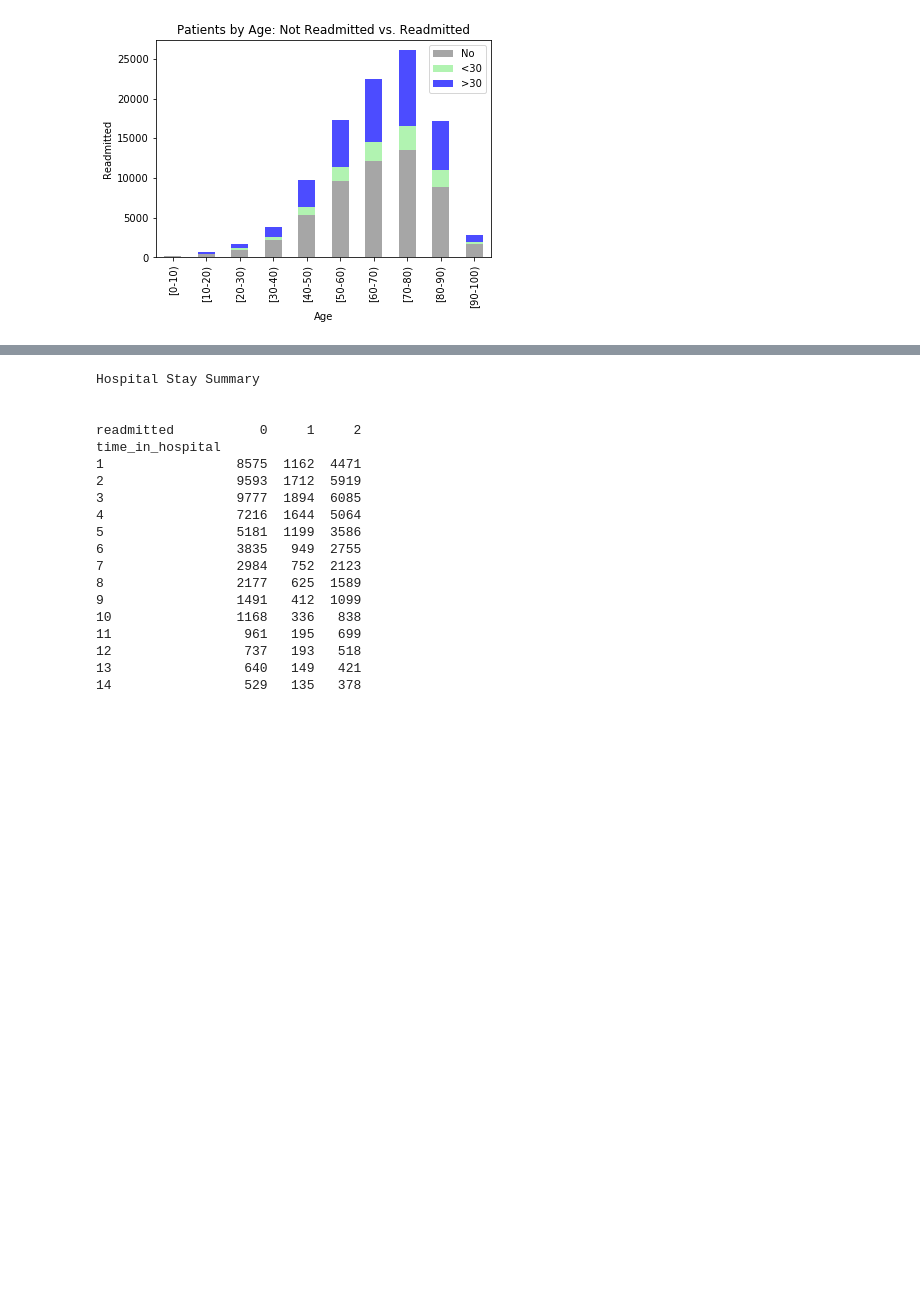
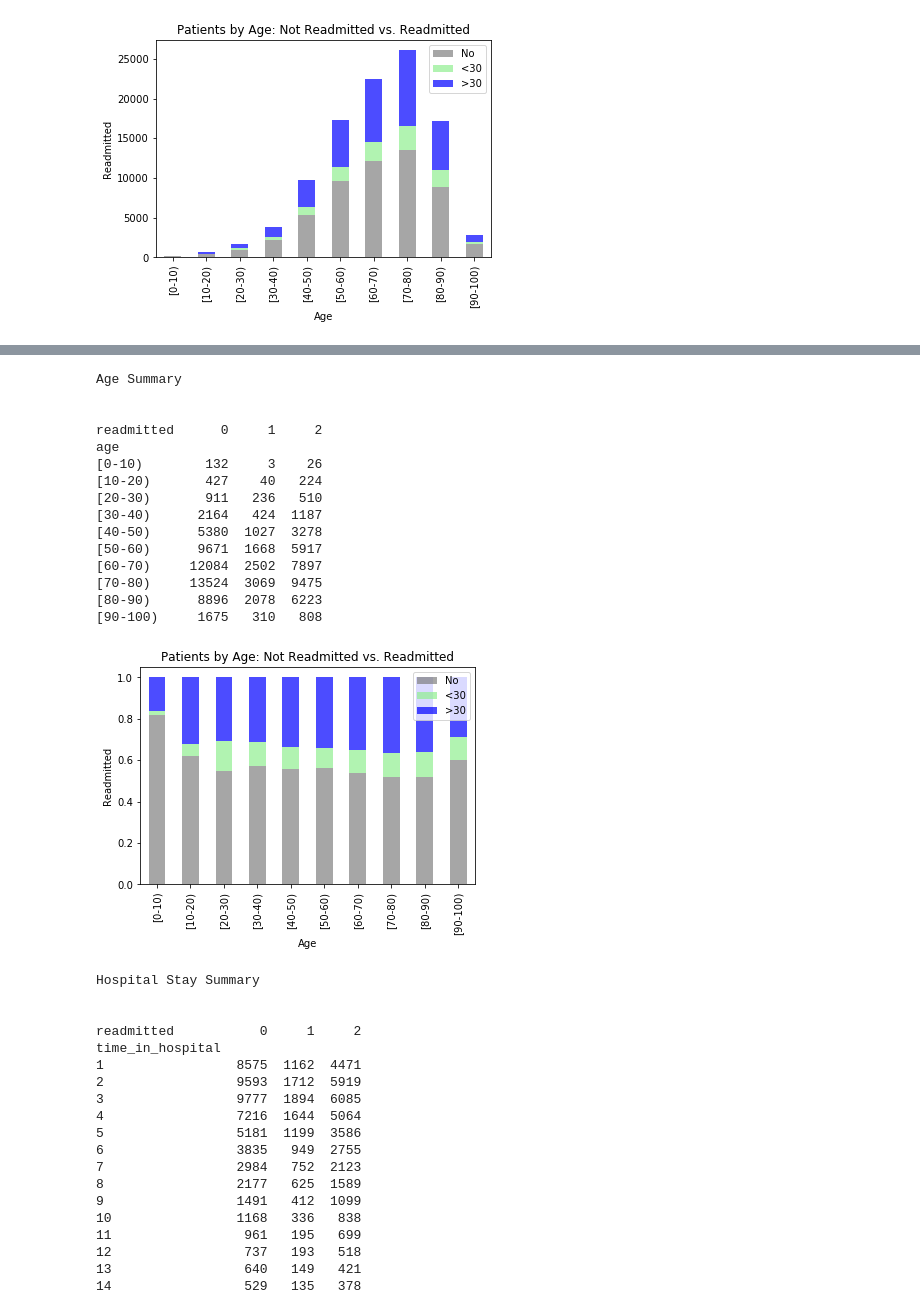
Before and after one commit to yunghanjeong/diabetic_readmission_prediction, a Jupyter notebook: notebooks/data_visualizations_Malcolm.ipynb, the cells around one changed output, grey strips where cells are left out. Drawn from its saved outputs; the diff is of its cells as text; code cells hidden in the pictures; blank space fills up the shorter version.

```diff
--- a/notebooks/data_visualizations_Malcolm.ipynb
+++ b/notebooks/data_visualizations_Malcolm.ipynb
@@ -65,0 +71,12 @@ age
+# %%
+#print(df2.groupby(['age','readmitted']).age.count().unstack())
+#print(df2.groupby(['readmitted', 'age']).readmitted.count().unstack().sum())
+#print(df2.groupby(['age','readmitted']).age.count().unstack() * 100 / (df2.groupby(['readmitted', 'age']).readmitted.count().unstack().sum()))
+#print(df2.groupby(['age','readmitted']).age.count().unstack()[0][0])
+ppa = df2.groupby(['age','readmitted']).age.count().unstack()
+spa = df2.groupby(['age','readmitted']).age.count().unstack()
+tpa = df2.groupby(['readmitted', 'age']).readmitted.count().unstack().sum()
+for x in range(0, 3):
+    ppa[x] = spa[x] / tpa
+
+print(ppa)
@@ -66,3 +96,35 @@ age
+# %%
+print('Age Summary')
+
+print('\n')
+print(df2.groupby(['age','readmitted']).age.count().unstack())
+
+# Age class visualization
+p1 = ppa.plot(kind = 'bar', stacked = True,
+                   title = 'Patients by Age: Not Readmitted vs. Readmitted',
+                   color = ['grey','lightgreen', 'blue'], alpha = .70)
+p1.set_xlabel('Age')
+p1.set_ylabel('Readmitted')
+p1.legend(['No','<30', '>30'])
+plt.savefig('../image/Percentage_Age_Readmitted.png')
+plt.show()
+# %% [output]
+Age Summary
+
+
+readmitted      0     1     2
+age
+[0-10)        132     3    26
+[10-20)       427    40   224
+[20-30)       911   236   510
+[30-40)      2164   424  1187
+[40-50)      5380  1027  3278
+[50-60)      9671  1668  5917
+[60-70)     12084  2502  7897
+[70-80)     13524  3069  9475
+[80-90)      8896  2078  6223
+[90-100)     1675   310   808
+[figure, added]
 # %%
 # Hospital Stay class summary
 print('Hospital Stay Summary')
```
Also changed, not shown: parts of 9 cells of this notebook, 6 other files.
